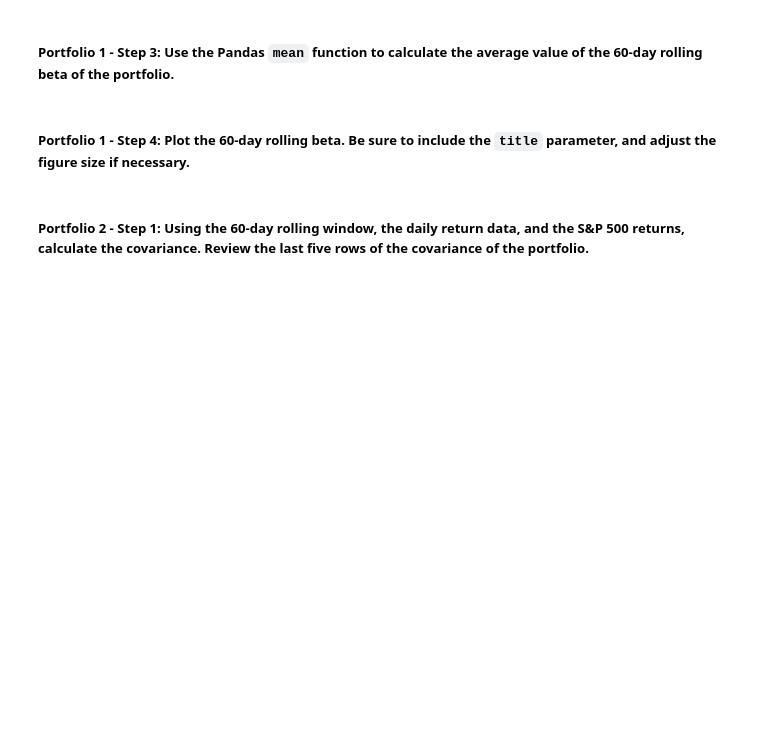
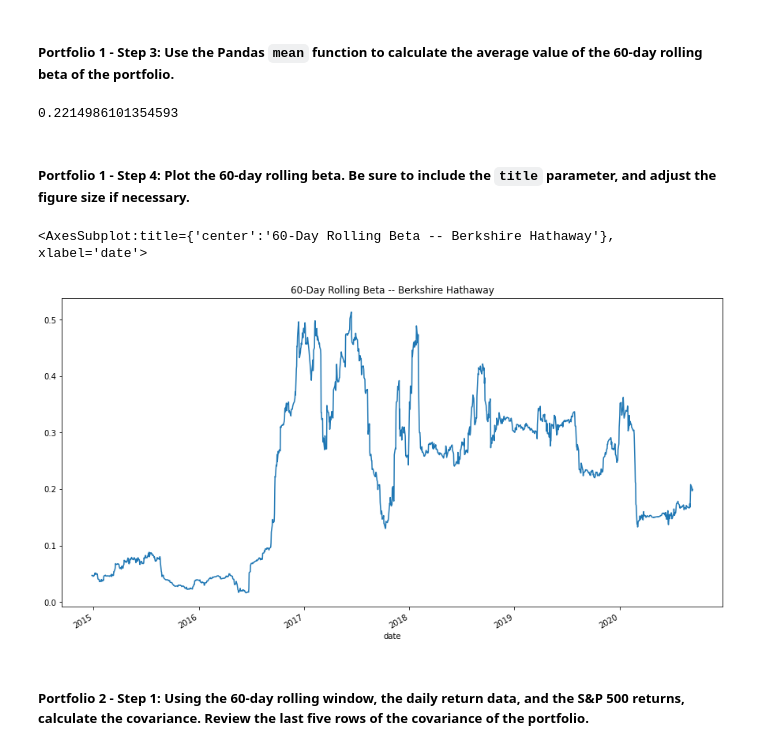
Before and after one commit to ForrestSurles/Portfolio_Investment_Algorithm_Analysis, a Jupyter notebook: risk_return_analysis.ipynb, the cells around one changed output. Cells and saved outputs as stored; diff of their text form; code cells hidden in the pictures; blank space fills up the shorter version.

Commit message:
completed calculations for section 'Diversity the Portfolio'; still need to answer questions then review everything before submitting

```diff
--- a/risk_return_analysis.ipynb
+++ b/risk_return_analysis.ipynb
@@ -405,8 +405,8 @@ Your analysis is nearing completion. Now, you need to evaluate how the portfolio
 #### Use the Pandas `var` function to calculate the variance of the S&P 500 by using a 60-day rolling window. Visualize the last five rows of the variance of the S&P 500.
 # %%
 # Calculate the variance of the S&P 500 using a rolling 60-day window.
-snp_market_variance = nav_daily_returns['S&P 500'].rolling(window=60).var().dropna()
-snp_market_variance.tail()
+snp_rolling_60_variance = nav_daily_returns['S&P 500'].rolling(window=60).var().dropna()
+snp_rolling_60_variance.tail()
 # %% [output]
 date
 2020-09-04    0.000103
@@ -430,10 +430,6 @@ Name: S&P 500, dtype: float64
 # %%
 # Calculate the covariance using a 60-day rolling window
 # Review the last five rows of the covariance data
-berk_covariance = nav_daily_returns['BERKSHIRE HATHAWAY INC'].rolling(window=60).cov(nav_daily_returns['S&P 500'])
-tiglo_covariance = nav_daily_returns['TIGER GLOBAL MANAGEMENT LLC'].rolling(window=60).cov(nav_daily_returns['S&P 500'])
-display('BERKSHIRE HATHAWAY covariance:')
-display(berk_covariance.tail())
-display('TIGER GLOBAL covariance:')
-display(tiglo_covariance.tail())
+berk_rolling_60_covariance = nav_daily_returns['BERKSHIRE HATHAWAY INC'].rolling(window=60).cov(nav_daily_returns['S&P 500'].rolling(window=60))
+berk_rolling_60_covariance.tail()
 # %% [output]
@@ -457,4 +444,6 @@ dtype: float64
 ##### Portfolio 1 - Step 2: Calculate the beta of the portfolio. To do that, divide the covariance of the portfolio by the variance of the S&P 500.
 # %%
 # Calculate the beta based on the 60-day rolling covariance compared to the market (S&P 500)
-# Review the last five rows of the beta information
+berk_rolling_60_beta = berk_rolling_60_covariance / snp_rolling_60_variance
+berk_rolling_60_beta.dropna(inplace=True)
+berk_rolling_60_beta
@@ -462,13 +465,19 @@ dtype: float64
 ##### Portfolio 1 - Step 3: Use the Pandas `mean` function to calculate the average value of the 60-day rolling beta of the portfolio.
 # %%
 # Calculate the average of the 60-day rolling beta
-# YOUR CODE HERE
+berk_average_rolling_60_beta = berk_rolling_60_beta.mean()
+berk_average_rolling_60_beta
+# %% [output]
+0.2214986101354593
 # %% [markdown]
 ##### Portfolio 1 - Step 4: Plot the 60-day rolling beta. Be sure to include the `title` parameter, and adjust the figure size if necessary.
 # %%
 # Plot the rolling beta
 # Include a title parameter and adjust the figure size
-# YOUR CODE HERE
+berk_rolling_60_beta.plot(figsize=(15,8),title='60-Day Rolling Beta -- Berkshire Hathaway')
+# %% [output]
+<AxesSubplot:title={'center':'60-Day Rolling Beta -- Berkshire Hathaway'}, xlabel='date'>
+[figure, added]
 # %% [markdown]
 ##### Portfolio 2 - Step 1: Using the 60-day rolling window, the daily return data, and the S&P 500 returns, calculate the covariance. Review the last five rows of the covariance of the portfolio.
 # %%
```
Also changed, not shown: parts of 6 cells of this notebook.
